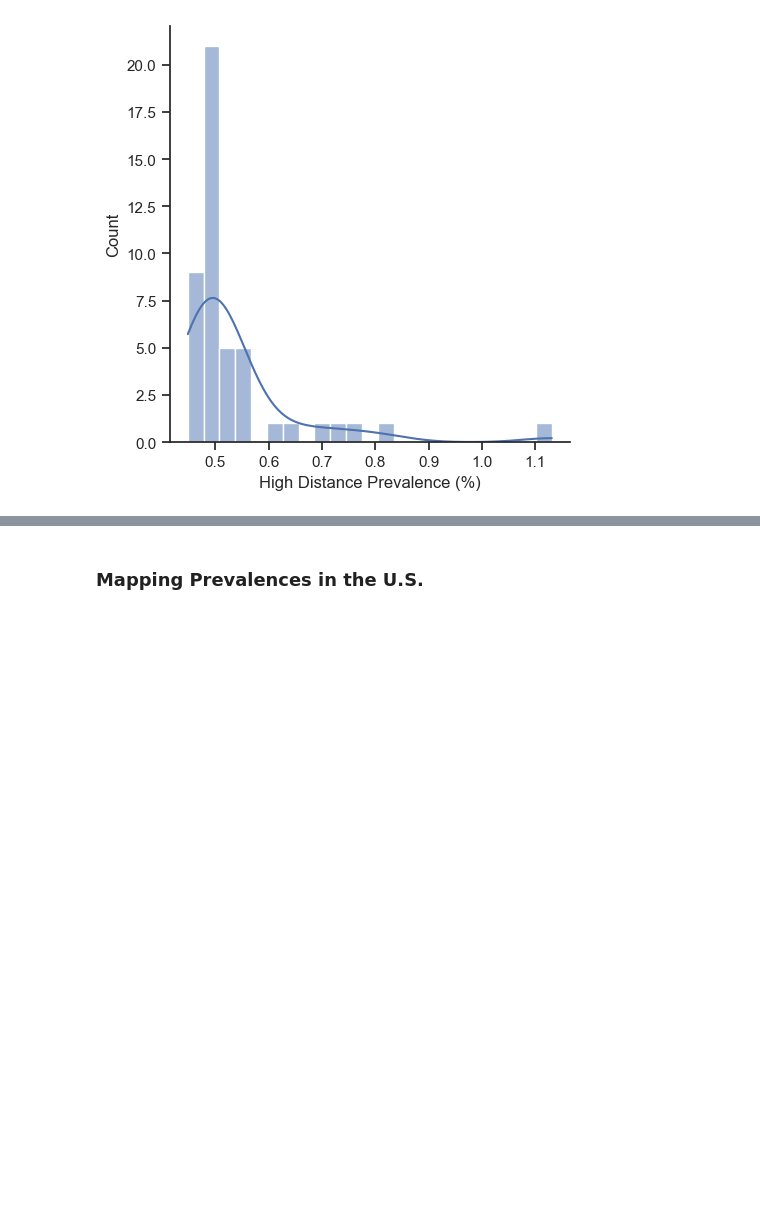
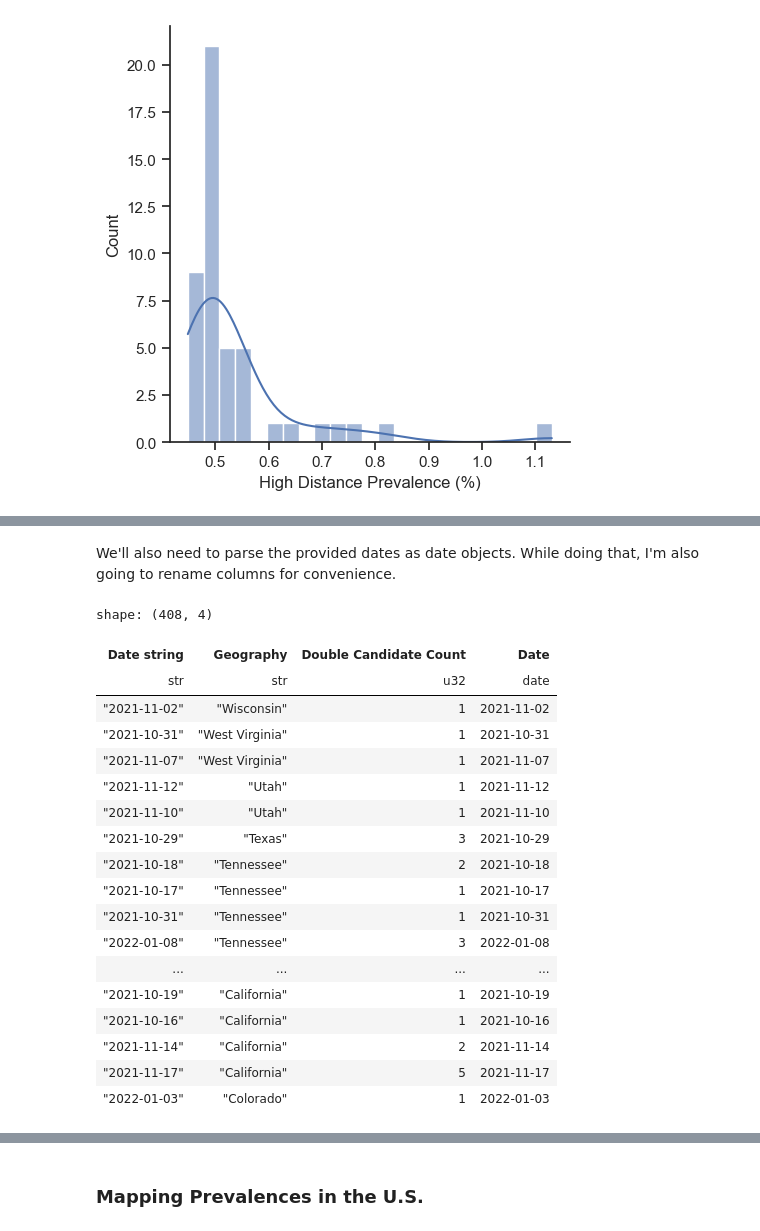
Before and after one commit to nrminor/PeakBagger, a Jupyter notebook: ALPINEExplorer.ipynb, the cells around one changed output, grey strips where cells are left out. Drawn from its saved outputs; the diff is of its cells as text; code cells hidden in the pictures; blank space fills up the shorter version.

```diff
--- a/ALPINEExplorer.ipynb
+++ b/ALPINEExplorer.ipynb
@@ -128,0 +156,30 @@ sns.displot(stats_df.to_pandas(), x="High Distance Prevalence (%)", kde=True)
+# %% [markdown]
+We'll also need to parse the provided dates as date objects. While doing that, I'm also going to rename columns for convenience.
+# %%
+counts_by_date = counts_by_date.with_columns(
+    pl.col("Isolate Collection date").str.strptime(pl.Date, format="%Y-%m-%d").alias("Date")
+).rename(
+    {"Accession": "Double Candidate Count",
+    "Isolate Collection date": "Date string"}
+)
+counts_by_date
+# %% [output]
+shape: (408, 4)
+| Date string | Geography | Double Candidate Count | Date |
+| str | str | u32 | date |
+| "2021-11-02" | "Wisconsin" | 1 | 2021-11-02 |
+| "2021-10-31" | "West Virginia" | 1 | 2021-10-31 |
+| "2021-11-07" | "West Virginia" | 1 | 2021-11-07 |
+| "2021-11-12" | "Utah" | 1 | 2021-11-12 |
+| "2021-11-10" | "Utah" | 1 | 2021-11-10 |
+| "2021-10-29" | "Texas" | 3 | 2021-10-29 |
+| "2021-10-18" | "Tennessee" | 2 | 2021-10-18 |
+| "2021-10-17" | "Tennessee" | 1 | 2021-10-17 |
+| "2021-10-31" | "Tennessee" | 1 | 2021-10-31 |
+| "2022-01-08" | "Tennessee" | 3 | 2022-01-08 |
+| ... | ... | ... | ... |
+| "2021-10-19" | "California" | 1 | 2021-10-19 |
+| "2021-10-16" | "California" | 1 | 2021-10-16 |
+| "2021-11-14" | "California" | 2 | 2021-11-14 |
+| "2021-11-17" | "California" | 5 | 2021-11-17 |
+| "2022-01-03" | "Colorado" | 1 | 2022-01-03 |
```
Also changed, not shown: parts of 6 cells of this notebook, 1 other file.
